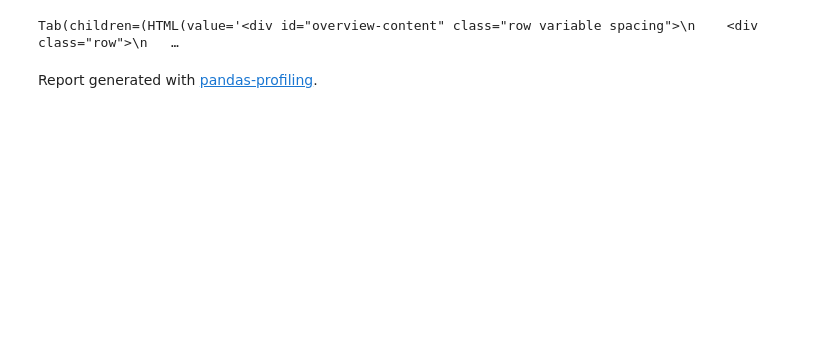
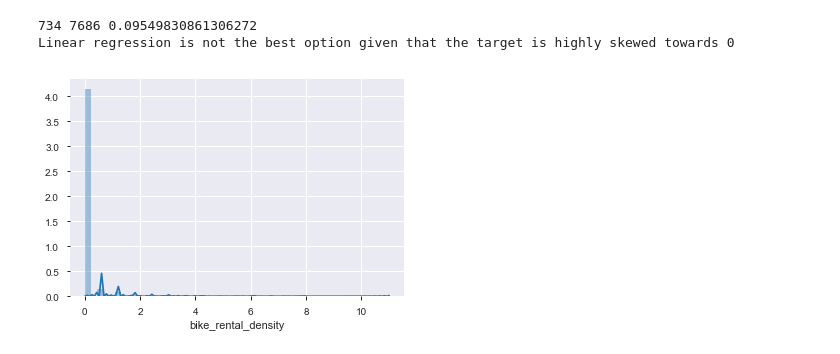
Before and after one commit to peterlzhang/better-bike-share, a Jupyter notebook: bike_share_analysis/train_predict_bike_share.ipynb, the cells around one changed output. Saved outputs shown, nothing was run; the diff lists cells and outputs as text; code cells hidden in the pictures; blank space fills up the shorter version.

```diff
--- a/bike_share_analysis/train_predict_bike_share.ipynb
+++ b/bike_share_analysis/train_predict_bike_share.ipynb
@@ -215,24 +215,37 @@ features = ['pharmacy_density', 'recycling_density', 'place_of_worship_density',
             'prison_density', 'club_density', 'parking_space_density', 'trailer_park_density', 'archive_density',
             'monastery_density']
 target = ['bike_rental_density']
+# %%
+
+# Get percentage of non-zero values for target variable
+pcent_target_positive = df[target].astype(bool).sum(axis=0)/len(df)
+# print(pcent_target_positive)
+# Get percentage of non zero values for each feature
+pcent_non_zero_features = df[features].astype(bool).sum(axis=0)/len(df)
+
+# print(pcent_non_zero_features)
+zero_pcent_threshold = 0.01
+relevant_features = pcent_non_zero_features.index[pcent_non_zero_features>zero_pcent_threshold].tolist()
 # %%
 # Profile features collected from OSM and check for correlation
-pandas_profiling.ProfileReport(df[features])
+# feature_profile = pandas_profiling.ProfileReport(df[target + features])
+# feature_profile.to_file(output_file='osm_bike_share_feature_profile.html')
-# %% [output]
-Tab(children=(HTML(value='<div id="overview-content" class="row variable spacing">\n    <div class="row">\n   …
-Report generated with pandas-profiling.
 # %%
 # Split data into train and test
-X = df[features]
+X = df[relevant_features]
 y = df[target]
-X_train, X_test, y_train, y_test = train_test_split(X, y, test_size=0.02, random_state=1)
+X_train, X_test, y_train, y_test = train_test_split(X, y, test_size=0.2, random_state=1)
 
 pos_target = len(y[y.bike_rental_density != 0])
 neg_target = len(y[y.bike_rental_density == 0])
 print(pos_target,neg_target,pos_target/neg_target)
 
 sns.distplot(y.bike_rental_density);
 print('Linear regression is not the best option given that the target is highly skewed towards 0')
+# %% [output]
+734 7686 0.09549830861306272
+Linear regression is not the best option given that the target is highly skewed towards 0
+[figure, added]
 # %%
 ## Linear model
 LM_model = LinearRegression()
```
Also changed, not shown: parts of 9 cells of this notebook, 1 other file.
